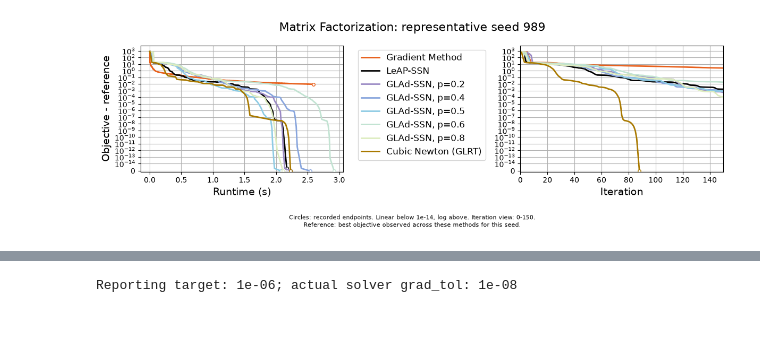
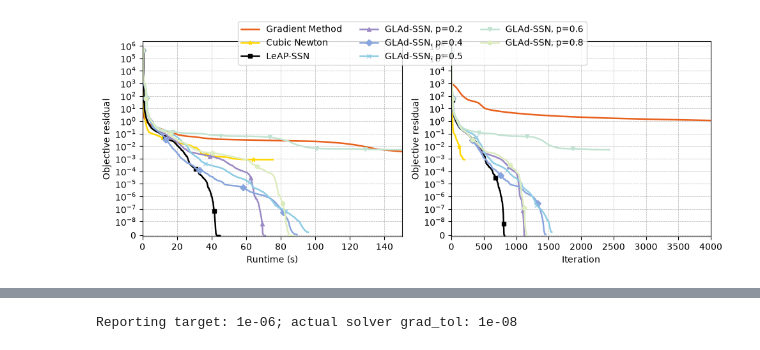
Before and after one commit to clemens-sirotenko/skip-the-hessian-keep-the-rates, a Jupyter notebook: MF/experiment_matrix_factorization_multiple_parallel_final.ipynb, the cells around one changed output, grey strips where cells are left out. Saved outputs shown, nothing was run; the diff lists cells and outputs as text; code cells hidden in the pictures; blank space fills up the shorter version.

```diff
--- a/MF/experiment_matrix_factorization_multiple_parallel_final.ipynb
+++ b/MF/experiment_matrix_factorization_multiple_parallel_final.ipynb
@@ -493,7 +794,0 @@ Representative and final-mean plots have their own exports below.
-# %%
-if SAVE_FIGURES:
-    output_dir = MF_DIR / "parallel_results" / datetime.now().strftime("%Y%m%d_%H%M%S_%f")
-    output_dir.mkdir(parents=True, exist_ok=False)
-    for measure, fig in figures.items():
-        fig.savefig(output_dir / f"{measure}.pdf", bbox_inches="tight")
-    print("Saved figures to", output_dir)
@@ -521,18 +882,16 @@ from representative_plots import select_representative_seed, target_summary
 
 # Selection settings: one method per family; runtime does not affect selection.
 representative_selection_methods = [
-    "Gradient Method", "LeAP-SSN", "GLAd-SSN, p=0.5", "Cubic Newton (GLRT)",
+    "Gradient Method", "LeAP-SSN", "GLAd-SSN, p=0.5", "Cubic Newton",
 ]
+representative_selection_methods = [name for name in representative_selection_methods
+                                    if name in completed_methods] or original_method_names
 representative_gradient_targets = [1e2, 1.0, 1e-2, 1e-4, 1e-6, 1e-8]
-representative_plot_methods = list(original_method_names)
 representative_seed_override = None  # An explicit seed is labelled "example".
 comparison_gradient_target = 1e-6     # Reporting target, not the solver grad_tol.
-representative_zero_scale = 1e-14
-representative_penalty_zero_scale = 1e-5  # Linear near zero; keeps zero-to-positive rebounds.
-representative_max_iter = 150          # Display zoom only; None shows the full run.
-representative_max_time = None
+representative_zero_scale = 1e-8
+representative_penalty_zero_scale = 1e-10  # Linear near zero; keeps zero-to-positive rebounds.
 
-assert batch_complete, "Run the complete seed batch before plotting."
 representative_selection = select_representative_seed(
     all_seeds_histories, representative_selection_methods, representative_gradient_targets)
 representative_seed = (representative_selection["seed"] if representative_seed_override is None
@@ -560,56 +957,85 @@ Representative seed: 989
 # %%
-# Same colors as the mean figures; optional GN methods use matching dashed lines.
-representative_base_colors = method_colors
+# Each figure uses its own methods and zoom; seed selection stays independent.
+representative_defaults = [name for name in paper_method_order if name in completed_methods]
+representative_options = {
+    measure: resolve_plot_options(options, representative_defaults)
+    for measure, options in representative_plot_options.items()
+}
+representative_plot_methods = list(dict.fromkeys(
+    name for options in representative_options.values() for name in options["methods"]))
 representative_styles = {
-    name: dict(color=representative_base_colors[name.removesuffix(" (GN)")],
+    name: dict(color=paper_method_colors[name.removesuffix(" (GN)")],
                linestyle="--" if name.endswith(" (GN)") else "-")
     for name in representative_plot_methods
 }
 representative_histories = {
     name: all_seeds_histories[representative_seed][name] for name in representative_plot_methods
 }
-representative_reference = min(np.min(h["func"]) for h in representative_histories.values())
+representative_reference = min(
+    np.min(representative_histories[name]["func"])
+    for name in representative_options["func"]["methods"]
+)
 representative_figures = {}
+representative_plot_records = {}
 for measure, reference, ylabel in [
-    ("func", representative_reference, "Objective - reference"),
+    ("func", representative_reference, "Objective residual"),
     ("grad_norm", 0, "Gradient norm"),
     ("penalty", 0, "Weighted penalty"),
 ]:
+    options = representative_options[measure]
+    names = options["methods"]
     scale = (representative_penalty_zero_scale if measure == "penalty"
              and representative_penalty_zero_scale is not None else representative_zero_scale)
-    note = f"Circles: recorded endpoints. Linear below {scale:g}, log above."
-    if representative_max_iter is not None:
-        note += f" Iteration view: 0-{representative_max_iter:g}."
-    if representative_max_time is not None:
-        note += f" Runtime view: 0-{representative_max_time:g} s."
-    if measure == "func":
-        note += "\nReference: best objective observed across these methods for this seed."
     fig = plot_figures(
-        list(representative_histories.values()), list(representative_histories),
-        colors=[style["color"] for style in representative_styles.values()],
-        linewidths=[2.0] * len(representative_histories),
-        linestyles=[style["linestyle"] for style in representative_styles.values()],
-        n=n, m=m, mu_str=None, xlabel="Runtime (s)",
+        [representative_histories[name] for name in names], names,
+        colors=[representative_styles[name]["color"] for name in names],
+        linewidths=[paper_linewidth] * len(names),
+        linestyles=[representative_styles[name]["linestyle"] for name in names],
+        n=experiment_config["n"], m=experiment_config["m"], mu_str=None, xlabel="Runtime (s)",
         f_star=reference, threshold=None, zero_scale=scale,
-        max_iter=representative_max_iter, max_time=representative_max_time,
+        max_iter=options["max_iter"], max_time=options["max_time"],
         which_measure_1=measure, which_measure_2=measure, ylabel=ylabel,
-        suptitle=f"Matrix Factorization: {representative_label.lower()} seed {representative_seed}",
-        sharey=True, mark_endpoints=True, verbose=False, note=note,
+        suptitle=None, sharey=True, mark_endpoints=False, verbose=False, note=None,
+        legend_layout=paper_legend_layout,
+        marker_cycle=[paper_marker_map[name.removesuffix(" (GN)")] for name in names],
+        markevery=paper_marker_spacing,
     )
     representative_figures[measure] = fig
+    representative_plot_records[measure] = dict(
+        options, reference=float(reference), zero_scale=scale,
+        styles={name: representative_styles[name] for name in names},
+        linewidths=[paper_linewidth] * len(names),
+    )
     display(fig)
     plt.close(fig)
 
 representative_target_rows = target_summary(
     all_seeds_histories, representative_plot_methods,
     comparison_gradient_target, all_seeds_statuses)
 representative_target_table = pd.DataFrame(representative_target_rows)
 print(f"Reporting target: {comparison_gradient_target:g}; actual solver grad_tol: "
       f"{run_metadata['configuration']['grad_tol']}")
 display(representative_target_table.loc[
     representative_target_table.seed == representative_seed,
     ["method", "reached", "hit_iteration", "hit_time", "final_gradient", "final_penalty", "status"],
 ].style.format({"hit_iteration": "{:.0f}", "hit_time": "{:.3g}",
                 "final_gradient": "{:.3e}", "final_penalty": "{:.3e}"}, na_rep="--"))
+
+# Freeze the settings with the figures; raw histories live in results.pkl.gz.
+representative_record = dict(
+    format="parallel-nmf-representative-metadata", version=2,
+    seed=int(representative_seed), label=representative_label,
+    seed_override=representative_seed_override, selection=representative_selection,
+    methods=representative_plot_methods, history_keys=list(plot_keys),
+    convention="Actual recorded values for one shared seed; no averaging or extension",
+    objective_reference=float(representative_reference),
+    reporting_gradient_target=comparison_gradient_target,
+    plots=representative_plot_records,
+    legend_layout=paper_legend_layout, mark_endpoints=False, threshold=None,
+    markers=paper_marker_map, marker_spacing=paper_marker_spacing,
+    suptitle=None, note=None,
+    target_summary=[row for row in representative_target_rows
+                    if row["seed"] == representative_seed],
+)
 # %% [output]
-[figure, old version]
+[figure, new version]
```
Also changed, not shown: parts of 63 cells of this notebook, 29 other files.
